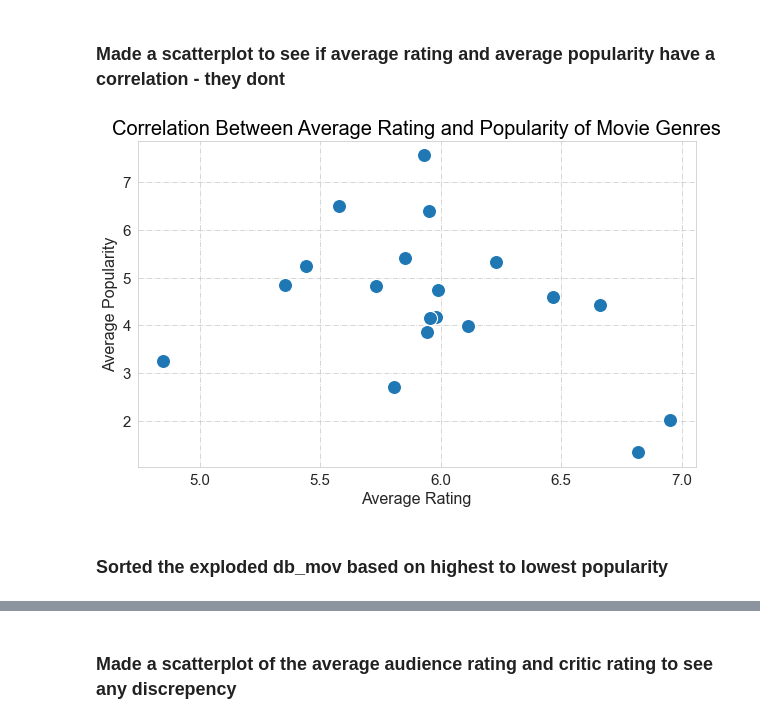
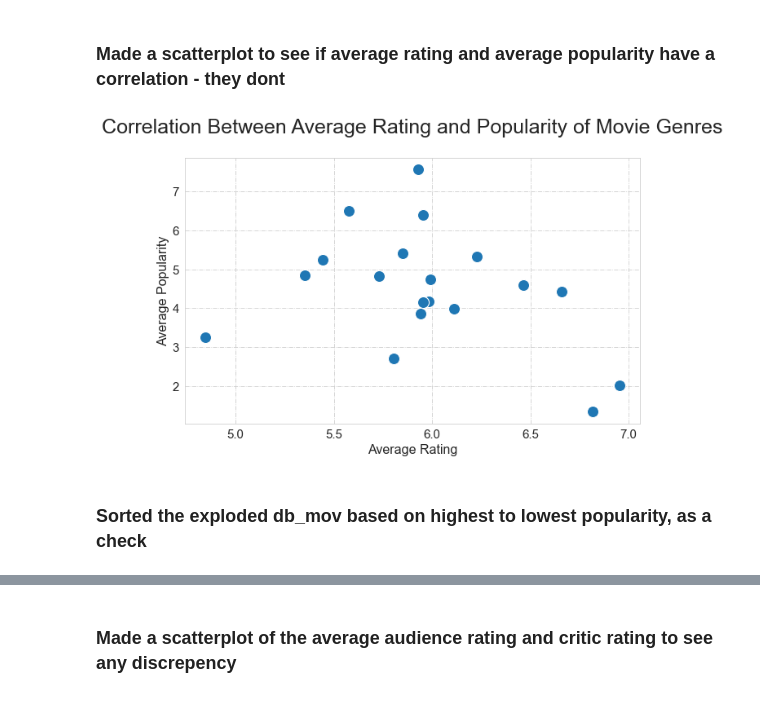
Before and after one commit to LaibahAshfaq/Microsoft-Movie-Analysis-Project, a Jupyter notebook: Final_Notebook.ipynb, the cells around one changed output, grey strips where cells are left out. Saved outputs shown, nothing was run; the diff lists cells and outputs as text; code cells hidden in the pictures.

Commit message:
added graphs and comments

```diff
--- a/Final_Notebook.ipynb
+++ b/Final_Notebook.ipynb
@@ -119,0 +127,3 @@ exploded_genre_df
+# %%
+#remove NaNs with dropna()
+exploded_genre_df = exploded_genre_df.dropna()
@@ -190,17 +215,20 @@ plt.savefig("Average Rating of Movie Genres.jpg", bbox_inches='tight')
 # %%
 fix, ax = plt.subplots(1,1, figsize=(10,6))
 chart = sns.scatterplot(exploded_genre_df.groupby('genre_names')['vote_average'].mean().values,
             exploded_genre_df.groupby('genre_names')['popularity'].mean().values,
             palette = "Spectral",
             s = 200)
-chart.set_title('Correlation Between Average Rating and Popularity of Movie Genres', fontdict={'size': 20, 'color': 'black'})
+#added axis labels and changed size and color
+chart.set_title('Correlation Between Average Rating and Popularity of Movie Genres', fontsize= 25, pad=30)
 plt.xlabel('Average Rating', fontsize = 16)
 plt.ylabel('Average Popularity', fontsize = 16)
+
+#save figure as jpg
 plt.savefig("average rating and average popularity.jpg", bbox_inches='tight')
 # %% [output]
-[figure, old version]
+[figure, new version]
 # %% [markdown]
-### Sorted the exploded db_mov based on highest to lowest popularity
+### Sorted the exploded db_mov based on highest to lowest popularity, as a check
 # %%
 exploded_genre_df.sort_values(by = 'popularity', ascending = False)
 # %% [output]
```
Also changed, not shown: parts of 62 cells of this notebook, 5 other files.
